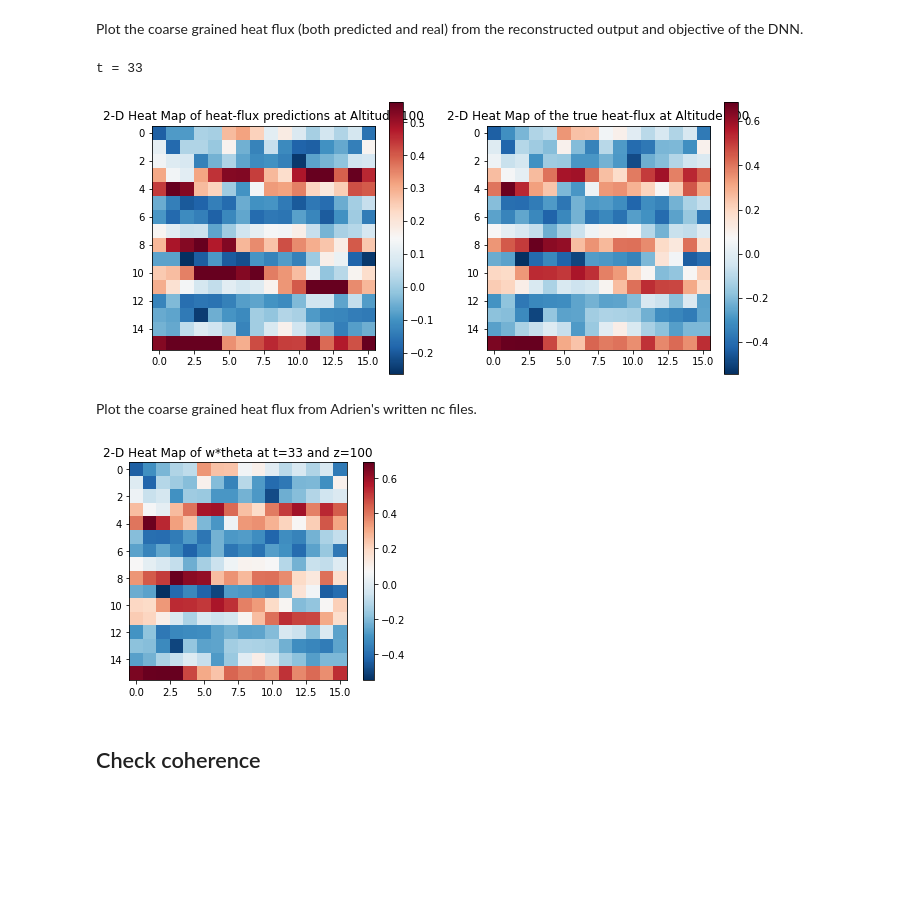
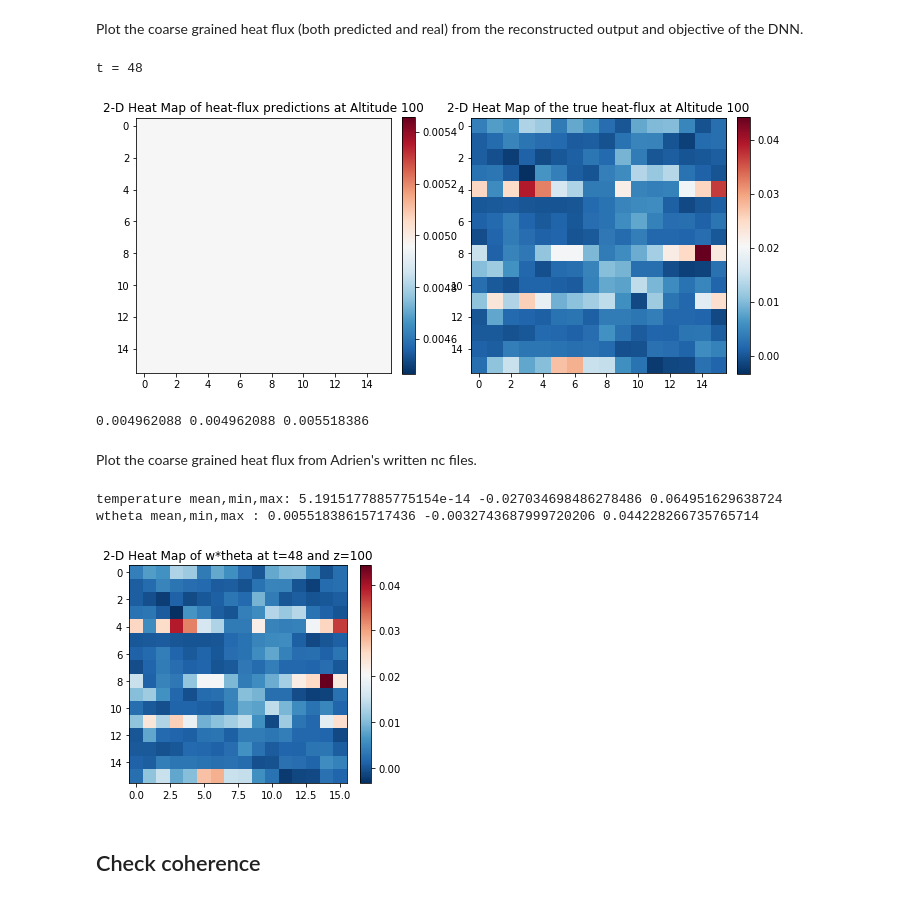
Before and after one commit to AdrienBq/Turbulence, a Jupyter notebook: explo/simple_dnn.ipynb, the cells around one changed output. Cells and saved outputs as stored; diff of their text form; code cells hidden in the pictures; blank space fills up the shorter version.

```diff
--- a/explo/simple_dnn.ipynb
+++ b/explo/simple_dnn.ipynb
@@ -20,7 +20,7 @@ import torch.nn.functional as F
 ## Prepare the data
 # %%
 L = 32
-Directory = f"data/L_{L}_new"
+Directory = f"data/L_{L}"
 
 variables=['u', 'v', 'w', 'theta', 's', 'tke', 'wtheta']
 nz=376
@@ -232,23 +227,32 @@ largeur = int(512/L)
 pred_ds = output_pred[t*largeur**2:(t+1)*largeur**2,:].cpu().detach().numpy()
 true_ds = output_test[t*largeur**2:(t+1)*largeur**2,:].cpu().detach().numpy()
 
+#print(pred_ds)
 print('t =',test_times[t])
 utils.plot_output(pred_ds,true_ds,L,z,color='RdBu_r')
+
+print(pred_ds[:,z].max(),pred_ds[:,z].min(), true_ds[:,z].mean())
 # %% [output]
-t = 33
+t = 48
-[figure, old version]
+[figure, new version]
+0.004962088 0.004962088 0.005518386
 # %% [markdown]
 Plot the coarse grained heat flux from Adrien's written nc files.
 # %%
-path_data = f'data/L_{L}_new/input_ds_for_simple_nn_T{test_times[t]}_L_{L}.nc'
+path_data = Directory+f'/input_ds_for_simple_nn_T{test_times[t]}_L_{L}.nc'
 nc_init = nc.Dataset(path_data)
-test_ds = nc_init['sample'][:].filled()[:,-(376-z)].reshape(16,16)
+test_ds = nc_init['sample'][:].filled()[:,-len_out+z].reshape(16,16)
+theta_ds = nc_init['sample'][:].filled()[:,3*len_out+z].reshape(16,16)
+print('temperature mean,min,max:', theta_ds.mean(),theta_ds.min(),theta_ds.max())
+print('wtheta mean,min,max :',test_ds.mean(),test_ds.min(),test_ds.max())
 im = plt.imshow(test_ds , cmap = 'RdBu_r' , interpolation = 'nearest' )
 plt.colorbar(im, orientation='vertical', fraction=0.046, pad=0.04)
 plt.title(f"2-D Heat Map of w*theta at t={test_times[t]} and z={z}")
 plt.show()
 # %% [output]
+temperature mean,min,max: 5.1915177885775154e-14 -0.027034698486278486 0.064951629638724
+wtheta mean,min,max : 0.00551838615717436 -0.0032743687999720206 0.044228266735765714
-[figure, old version]
+[figure, new version]
 # %% [markdown]
 ## Check coherence
 # %% [markdown]
```
Also changed, not shown: parts of 15 cells of this notebook, 4 other files.
